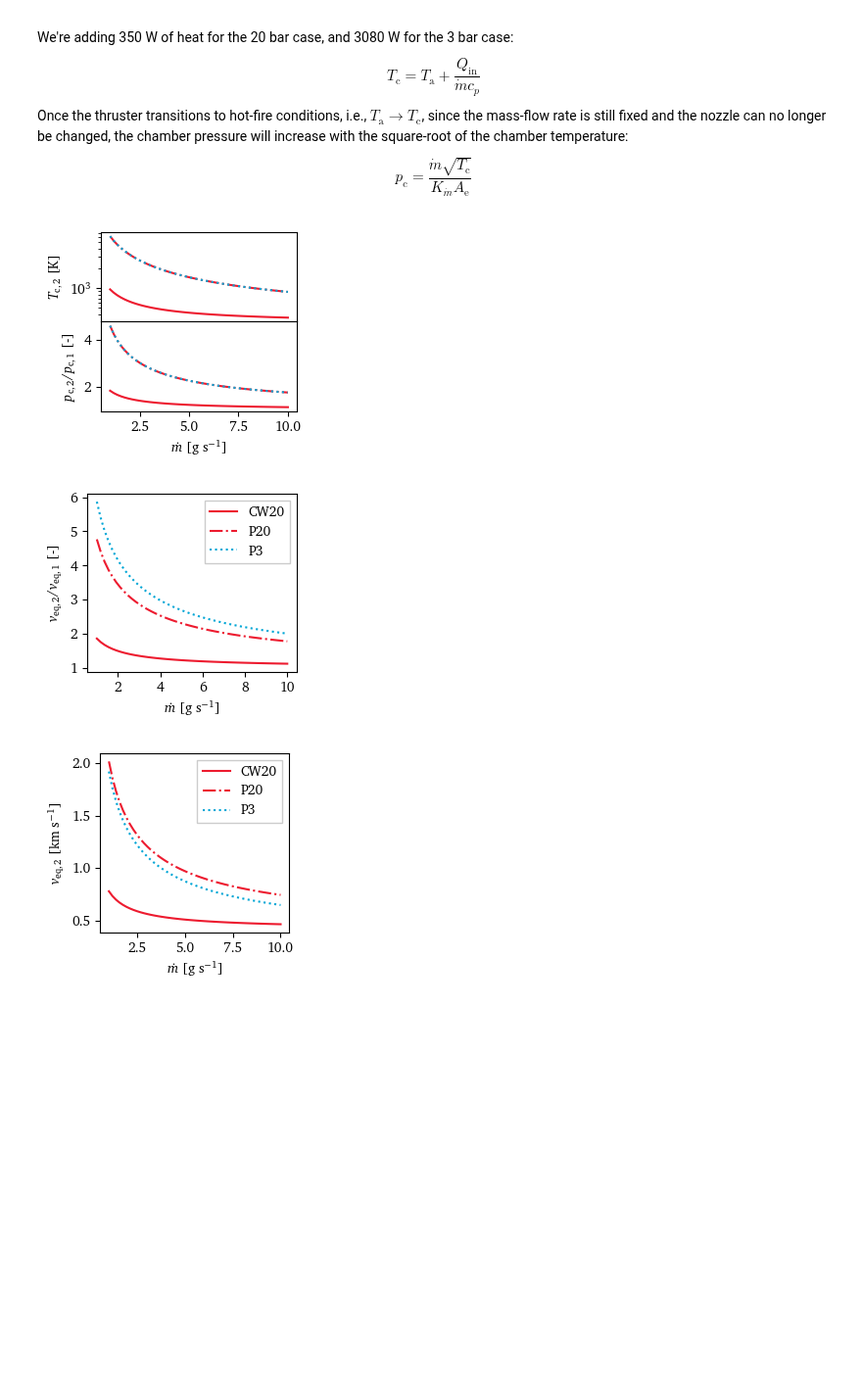
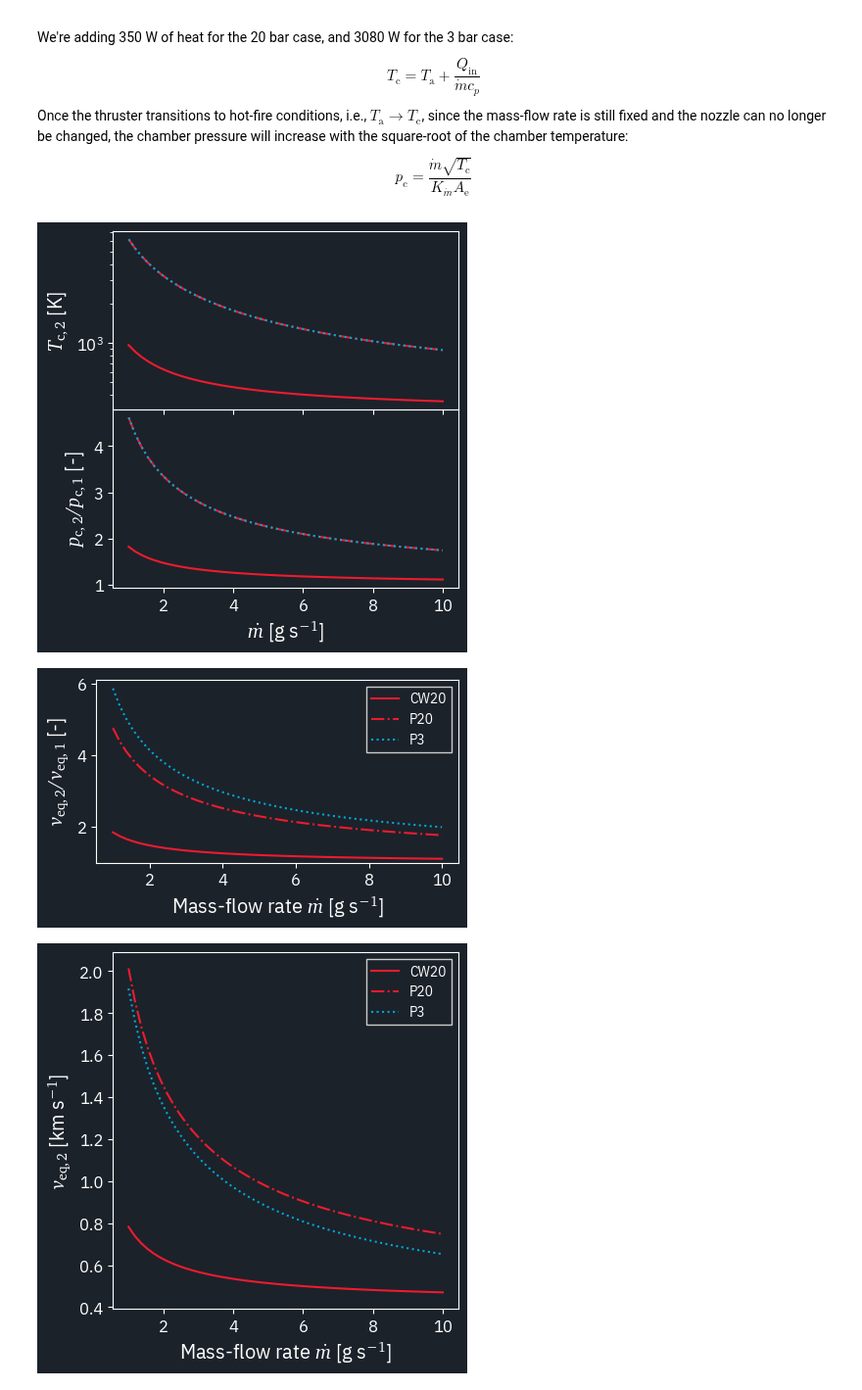
Before and after one commit to eeduplay/MScThesis, a Jupyter notebook: code/thrustmodel.ipynb, the cells around one changed output. Shown at 98% size. Saved outputs shown, nothing was run; the diff lists cells and outputs as text; code cells hidden in the pictures; blank space fills up the shorter version.

```diff
--- a/code/thrustmodel.ipynb
+++ b/code/thrustmodel.ipynb
@@ -1,9 +1,15 @@
 # %%
+from dotenv import load_dotenv
+load_dotenv()
+from os import getenv
 import matplotlib.pyplot as plt
 from matplotlib.axes import Axes
 import numpy as np
 import scipy as sp
 from CEA import ThermoProps
+
+plt.style.use(['dark_background', './presentationPlots.mplstyle'])
+FIGTARGET = getenv('PPTASSETPATH')
 
 Rg = 208.1  # J kg^-1 K^-1
 argon_3 = ThermoProps(3)
@@ -97,8 +103,8 @@ Starting the thruster in cold-flow conditions. What's the thrust and exhaust vel
 start_pressures = [20e5, 3e5]  # Pa
 mdot = np.linspace(1,10)/1000  # kg s^-1
 
-fig, axes = plt.subplots(figsize=(2.85,2.6))
-fig_nozzle, axes_nozzle = plt.subplots(figsize=(2.85,2.6))
+fig, axes = plt.subplots(figsize=(4,4))
+fig_nozzle, axes_nozzle = plt.subplots(figsize=(4,4))
 for s in scenarios:
     s.Ae = nozzle_area(mdot, s.pc_cold)
     nozzle_diameter = np.sqrt(4*s.Ae/np.pi)*1000
@@ -122,8 +128,8 @@ axes.legend()
 # plt.grid(which='major', axis='x')
 fig.tight_layout()
 fig_nozzle.tight_layout()
-fig.savefig('../report/assets/4 models/cold_thrust.pdf')
-fig_nozzle.savefig('../report/assets/4 models/cold_thrust_nozzle.pdf')
+# fig.savefig('../report/assets/4 models/cold_thrust.pdf')
+# fig_nozzle.savefig('../report/assets/4 models/cold_thrust_nozzle.pdf')
 # %% [output]
 Scenario CW20:
 Exit velocity: 274.8 m/s
@@ -159,49 +165,52 @@ def chamber_temperature(mdot, Qin):
 def chamber_pressure(mdot, Tc, Ae):
     return (mdot*np.sqrt(Tc))/(Km*Ae)
 # %%
-fig1, axes1 = plt.subplots(2, 1, sharex=True, figsize=(2.85,2.6))
-fig2, axes2 = plt.subplots(sharex=True, figsize=(2.85,2.6))
-fig3 ,axes3 = plt.subplots(figsize=(2.85,2.6))
-fig4 ,ax_FT = plt.subplots(figsize=(2.85,2.6))
+fig1, axes1 = plt.subplots(2, 1, sharex=True, figsize=(4.5,4.5))
+fig2, axes2 = plt.subplots(sharex=True, figsize=(4.5,2.75))
+fig3 ,axes3 = plt.subplots(figsize=(4.5,4.5))
+fig4 ,ax_FT = plt.subplots(figsize=(4.5,4.5))
 ax_Tc, ax_pc = axes1
 # ax_FT, ax_ve = axes2
 ax_veratio = axes2
 for s in scenarios:
     s.Tc_hot = room_temp + s.power/(mdot*c_cp)
     ax_Tc.semilogy(mdot*1000, s.Tc_hot, s.fmt, label=s.label)
     s.pc_hot = chamber_pressure(mdot, s.Tc_hot, s.Ae)
     ax_pc.plot(mdot*1000, s.pc_hot/s.pc_cold, s.fmt, label=s.label)
     s.pe_hot = sonic_pressure(s.pc_hot)
     s.ve_hot = exit_velocity(s.Tc_hot, s.pc_hot, s.pe_hot)
     s.FTp_hot = pressure_thrust(s.Ae, s.pe_hot)
     s.FT_hot, s.veq_hot = thrust_characteristics(mdot, s.ve_hot, s.FTp_hot)
     ax_FT.plot(mdot*1000, s.FT_hot, s.fmt, label=s.label)
     axes3.plot(mdot*1000, s.veq_hot/1000, s.fmt, label=s.label)
     ax_veratio.plot(mdot*1000, s.veq_hot/s.veq_cold, s.fmt, label=s.label)
 ax_Tc.set_ylabel(r'$T_{\mathrm{c,}2}$ [K]')
 ax_FT.set_ylabel(r'$F_{\mathrm{T,}2}$ [N]')
 ax_FT.set_xlabel(r'$\dot{m}$ [g s$^{-1}$]')
 ax_pc.set_ylabel(r'$p_{\mathrm{c,}2}/p_{\mathrm{c,}1}$ [-]')
 ax_pc.set_xlabel(r'$\dot{m}$ [g s$^{-1}$]')
 ax_veratio.legend()
 ax_veratio.set_ylabel(r'$v_{\mathrm{eq,}2}/v_{\mathrm{eq,}1}$ [-]')
-ax_veratio.set_xlabel(r'$\dot{m}$ [g s$^{-1}$]')
+ax_veratio.set_xlabel(r'Mass-flow rate $\dot{m}$ [g s$^{-1}$]')
 axes3.set_ylabel(r'$v_{\mathrm{eq,}2}$ [km s$^{-1}$]')
 axes3.legend()
 # axes3_2 = axes3.secondary_yaxis('right', functions=(vtoIsp, Isptov))
 # axes3_2.set_ylabel(r'$I_{\mathrm{sp,}2}$ [s]')
-axes3.set_xlabel(r'$\dot{m}$ [g s$^{-1}$]')
+axes3.set_xlabel(r'Mass-flow rate $\dot{m}$ [g s$^{-1}$]')
+
+axes2.set_ylim(bottom=1)
+
 fig1.tight_layout()
 fig1.subplots_adjust(hspace=0)
 fig2.tight_layout()
 fig3.tight_layout()
 fig4.tight_layout()
 
-fig1.savefig('../report/assets/4 models/thermo_hotThrust.pdf')
-fig2.savefig('../report/assets/4 models/veRatio_hotThrust.pdf')
-fig3.savefig('../report/assets/4 models/ve_hotThrust.pdf')
-fig4.savefig('../report/assets/4 models/thrust_hotThrust.pdf')
+fig1.savefig(FIGTARGET+'thermo_hotThrust.svg')
+fig2.savefig(FIGTARGET+'veRatio_hotThrust.svg')
+fig3.savefig(FIGTARGET+'ve_hotThrust.svg')
+fig4.savefig(FIGTARGET+'thrust_hotThrust.svg')
 # %% [output]
-[figure, old version]
+[figure, new version]
-[figure, old version]
+[figure, new version]
-[figure, old version]
+[figure, new version]
```
Also changed, not shown: parts of 2 cells of this notebook, 13 other files.
